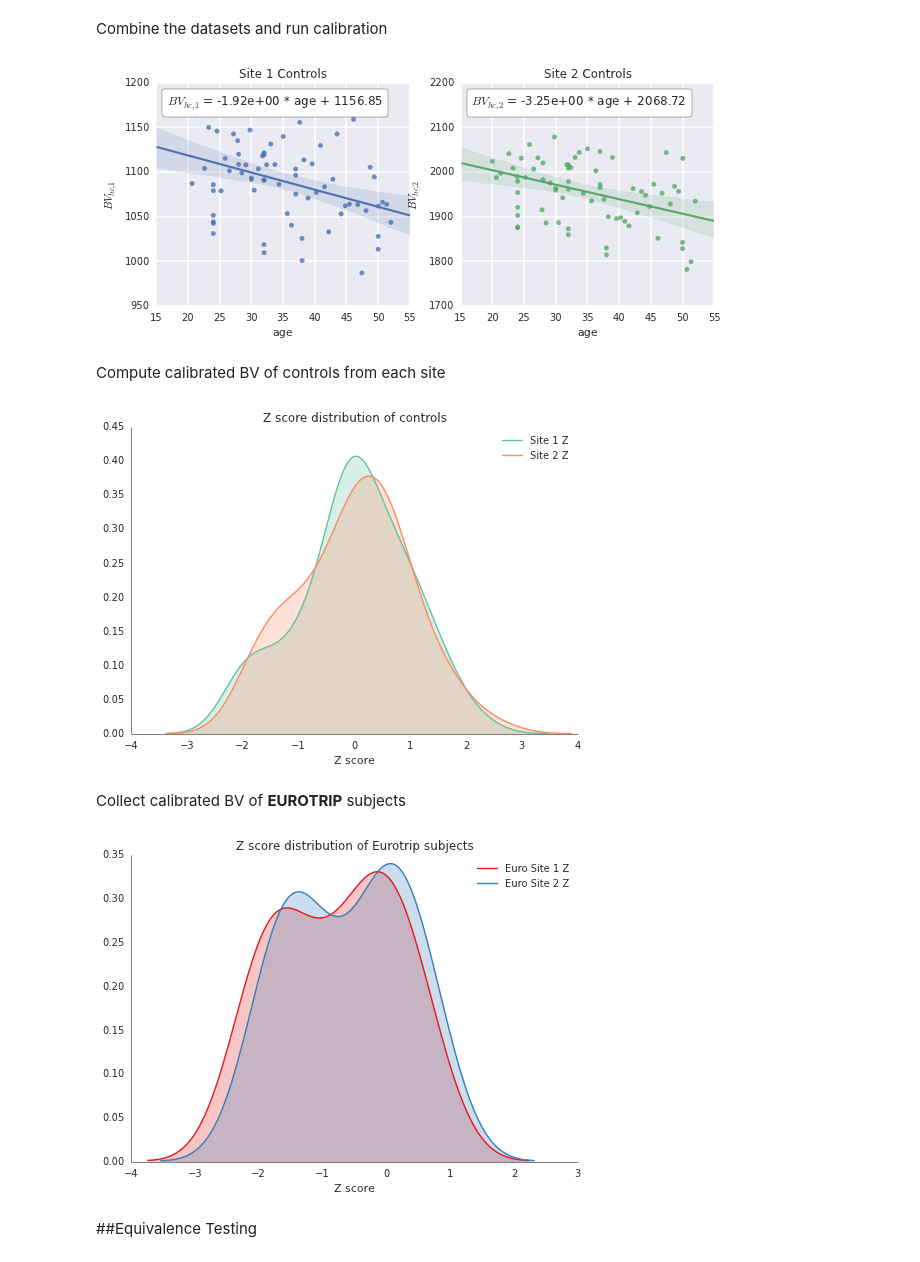
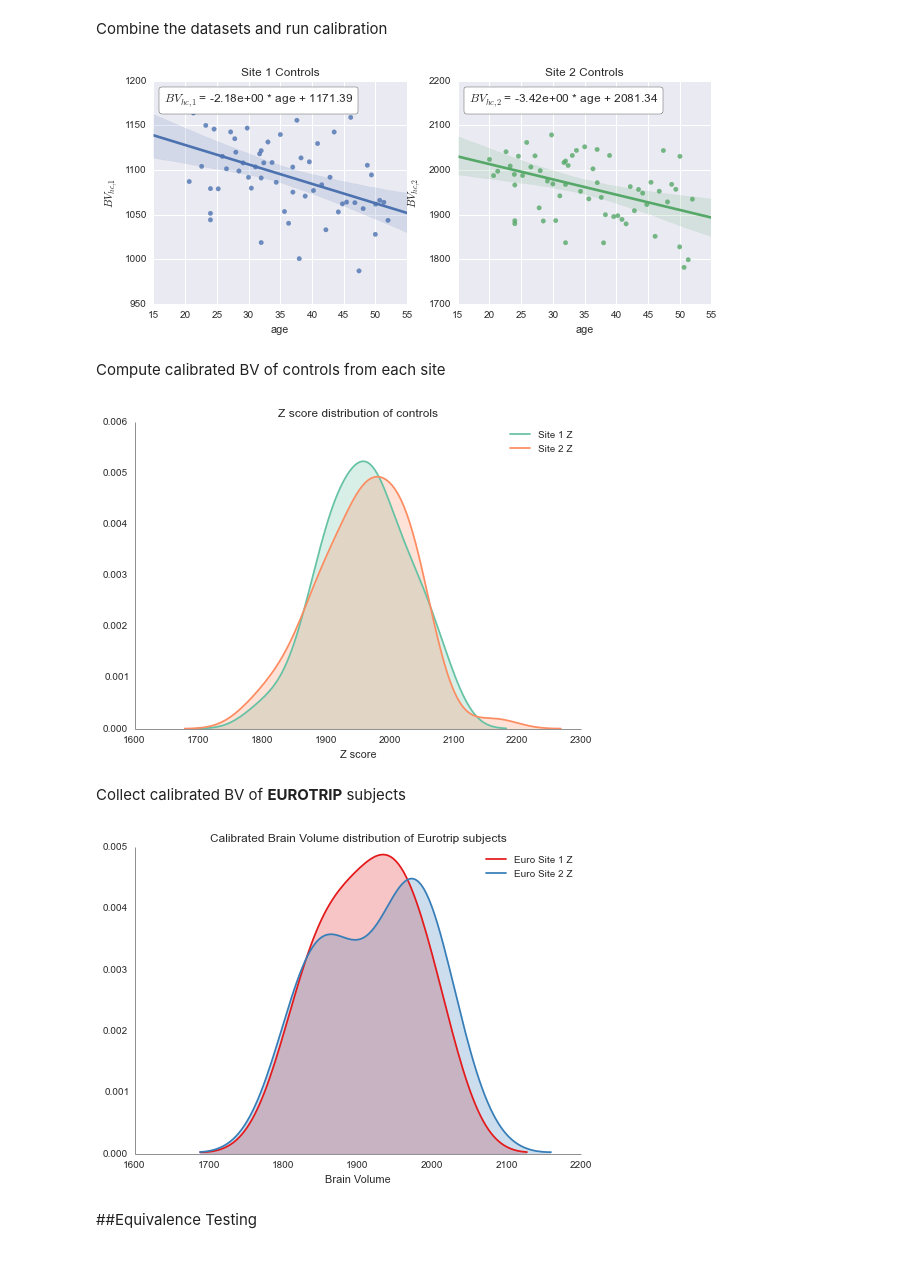
Before and after one commit to akeshavan/bioe_rotation3, a Jupyter notebook: notebooks/Eurotrip.ipynb, the cells around one changed output. Saved outputs shown, nothing was run; the diff lists cells and outputs as text; code cells hidden in the pictures.

Commit message:
fix: changed to percent diff instead of z calib

```diff
--- a/notebooks/Eurotrip.ipynb
+++ b/notebooks/Eurotrip.ipynb
@@ -71,11 +69,11 @@ Simulate the subjects of project EUROTRIP
 age_euro = np.array([24,24,24,38,37,32,28,30,32,32,50])
 n_euro = len(age_euro)
 BV_euro_real = params['alpha_a']*age_euro + np.random.normal(params['b0'],params['sig_b'][0],n_euro)
-sns.set_axes_style("nogrid","notebook")
+sns.set_style("white")
 # Lets get scanned twice
-BV_euro_real = np.hstack((BV_euro_real,BV_euro_real))
-age_euro = np.hstack((age_euro,age_euro))
-n_euro = len(age_euro)
+#BV_euro_real = np.hstack((BV_euro_real,BV_euro_real))
+#age_euro = np.hstack((age_euro,age_euro))
+#n_euro = len(age_euro)
 
 BV_euro_1 = params['alpha'][0]*BV_euro_real+np.random.normal(params['gamma'][0],params['sig_s'][0]*1/sqrt(2),n_euro)
 BV_euro_2 = params['alpha'][1]*BV_euro_real+np.random.normal(params['gamma'][1],params['sig_s'][1]*1/sqrt(2),n_euro)
@@ -109,28 +107,30 @@ sim['BV_hc_1'] = np.hstack((sim['BV_hc_1'],BV_euro_1))
 sim['BV_hc_2'] = np.hstack((sim['BV_hc_2'],BV_euro_2))
 sim['age_hc'] = np.hstack((sim['age_hc'],age_euro))
 # %%
-sns.set_axes_style("darkgrid","notebook")
+sns.set_style("darkgrid")
 ax = run_calib(sim,True)
 ax[1].set_ylim([1700,2200]);
 ppl.remove_chartjunk(ax[0],["top","right"])
 ppl.remove_chartjunk(ax[1],["top","right"])
 # %% [output]
-[figure, old version]
+[figure, new version]
 # %% [markdown]
 Compute calibrated BV of controls from each site
 # %%
-z_site_1 = (sim['BV_hc_1'] - sim['hc_1_calib'].fittedvalues)/np.std(sim['BV_hc_1'] - sim['hc_1_calib'].fittedvalues)
-z_site_2 = (sim['BV_hc_2'] - sim['hc_2_calib'].fittedvalues)/np.std(sim['BV_hc_2'] - sim['hc_2_calib'].fittedvalues)
+#z_site_1 = (sim['BV_hc_1'] - sim['hc_1_calib'].fittedvalues)/np.std(sim['BV_hc_1'] - sim['hc_1_calib'].fittedvalues)
+#z_site_2 = (sim['BV_hc_2'] - sim['hc_2_calib'].fittedvalues)/np.std(sim['BV_hc_2'] - sim['hc_2_calib'].fittedvalues)
+z_site_1 = sim["calib"].predict(sm.add_constant(sim["BV_hc_1"]))
+z_site_2 = sim["BV_hc_2"]
 # %%
+sns.set_style("white")
 _,ax=subplots(1)
-sns.set_axes_style("nogrid","notebook")
 sns.kdeplot(z_site_1,shade=True,label="Site 1 Z",color=ppl.set2[0],ax=ax)
 sns.kdeplot(z_site_2,shade=True,label="Site 2 Z",color=ppl.set2[1],ax=ax)
 title("Z score distribution of controls")
 xlabel("Z score");
 ppl.remove_chartjunk(ax,["top","right"])
 # %% [output]
-[figure, old version]
+[figure, new version]
 # %% [markdown]
 Collect calibrated BV of **EUROTRIP** subjects
 # %%
@@ -139,12 +139,12 @@ z_euro_2 = z_site_2[-n_euro:]
 # %%
 _,ax=subplots(1)
 sns.kdeplot(z_euro_1,shade=True,label="Euro Site 1 Z",color=ppl.set1[0],ax=ax)
 sns.kdeplot(z_euro_2,shade=True,label="Euro Site 2 Z",color=ppl.set1[1],ax=ax)
-title("Z score distribution of Eurotrip subjects")
-xlabel("Z score");
+title("Calibrated Brain Volume distribution of Eurotrip subjects")
+xlabel("Brain Volume");
 ppl.remove_chartjunk(ax,["top","right"])
 # %% [output]
-[figure, old version]
+[figure, new version]
 # %% [markdown]
 ##Equivalence Testing
 # %%
```
Also changed, not shown: parts of 22 cells of this notebook.
